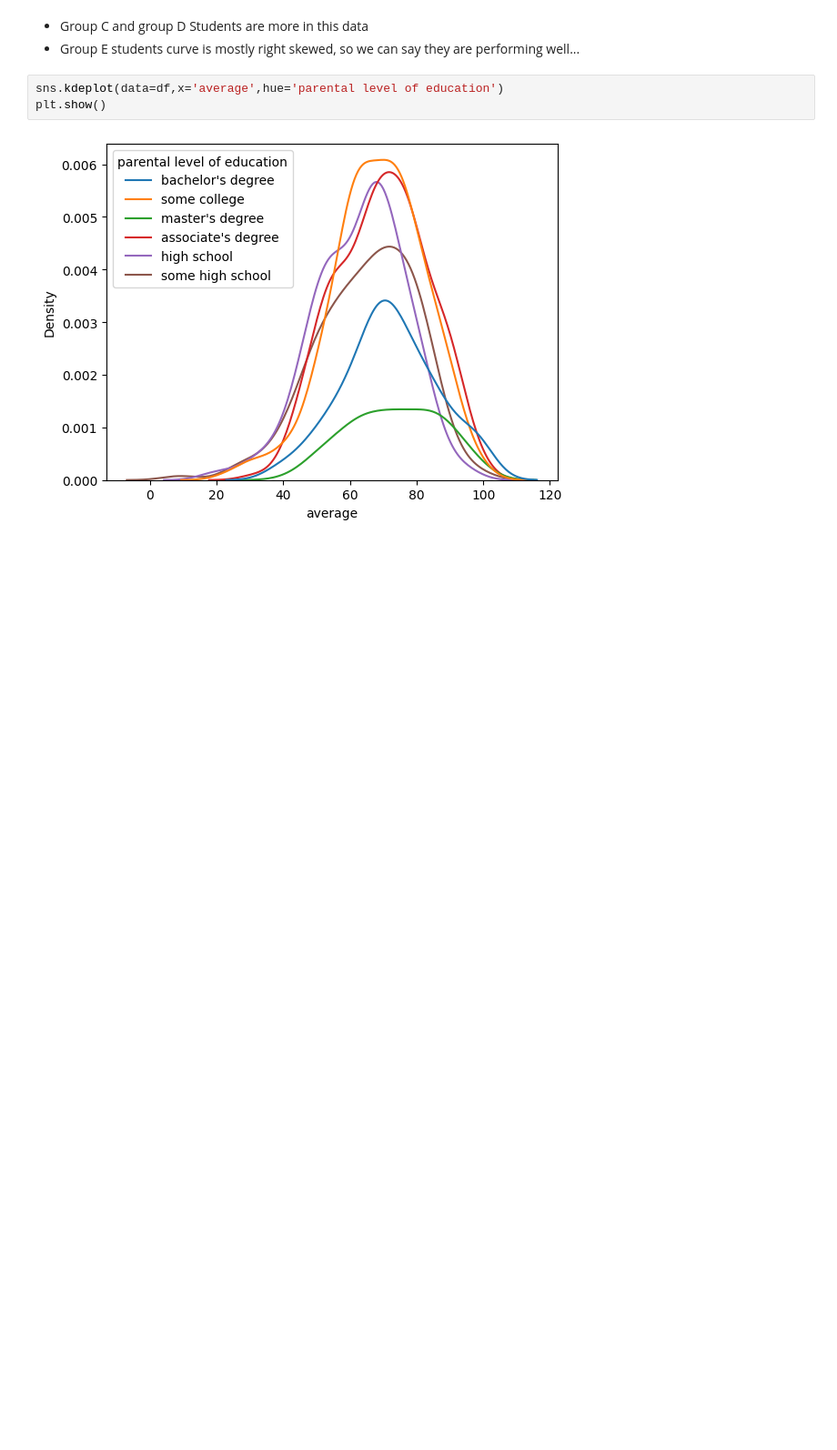
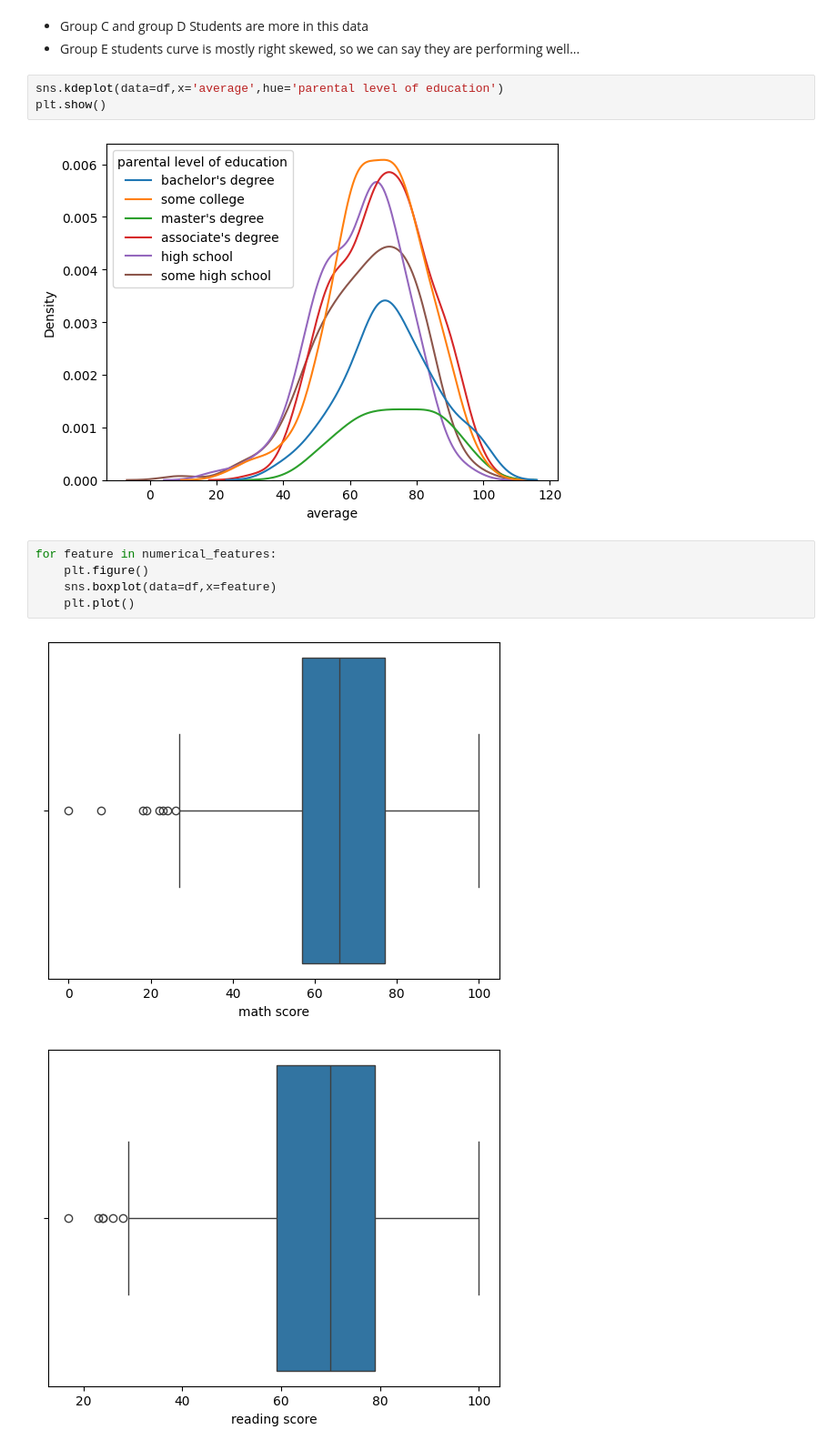
Before and after one commit to sudharshanpaul/MachineLearning_Projects, a Jupyter notebook: notebook/EDA_StudentPerformance.ipynb, the cells around one changed output. Shown: that part at 91% size. Saved outputs shown, nothing was run; the diff lists cells and outputs as text; blank space fills up the shorter version.

```diff
--- a/notebook/EDA_StudentPerformance.ipynb
+++ b/notebook/EDA_StudentPerformance.ipynb
@@ -290,3 +290,11 @@ sns.kdeplot(data=df,x='average',hue='parental level of education')
 plt.show()
 # %% [output]
 [figure]
+# %%
+for feature in numerical_features:
+    plt.figure()
+    sns.boxplot(data=df,x=feature)
+    plt.plot()
+# %% [output]
+[figure, added]
+[figure, added]
```
Also changed, not shown: parts of 2 cells of this notebook, 6 other files.
